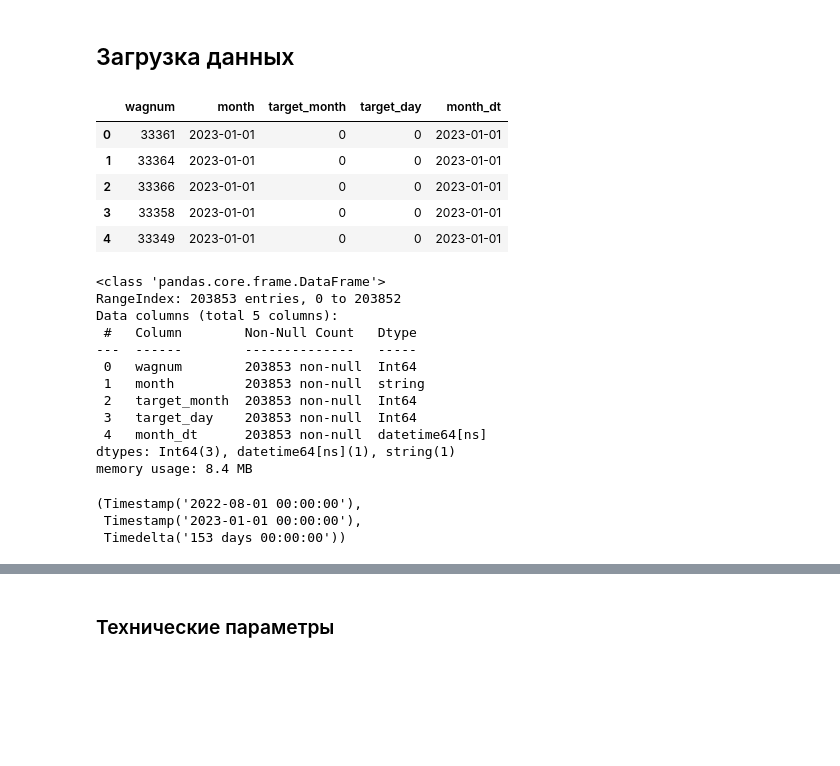
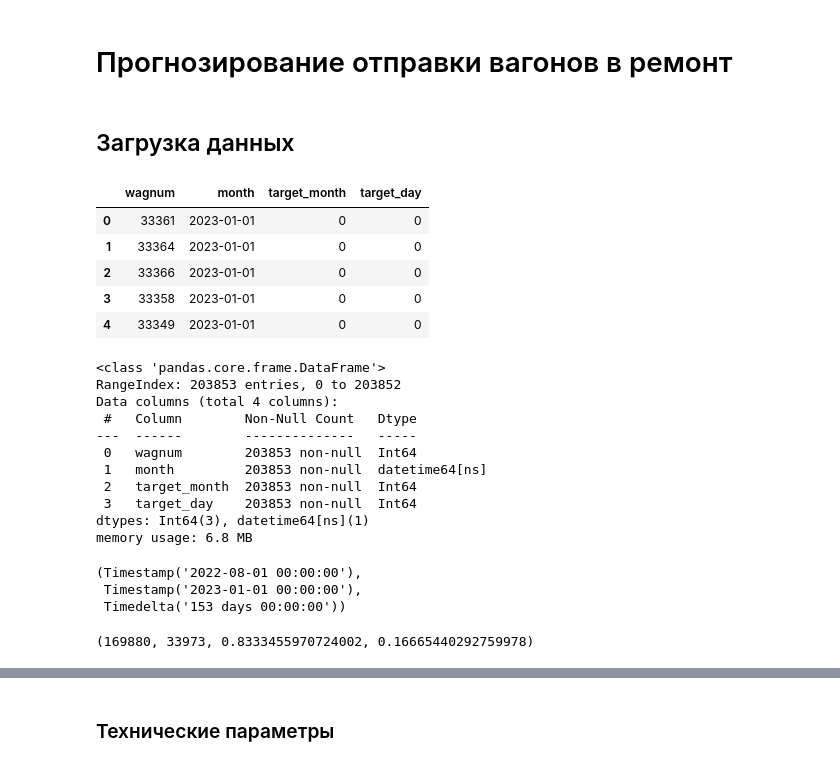
Before and after one commit to mxteen/datawagon_2023, a Jupyter notebook: notebooks/01_task2_EDA_modelling.ipynb, the cells around one changed output, grey strips where cells are left out. Saved outputs shown, nothing was run; the diff lists cells and outputs as text; code cells hidden in the pictures; blank space fills up the shorter version.

```diff
--- a/notebooks/01_task2_EDA.ipynb
+++ b/notebooks/01_task2_EDA_modelling.ipynb
@@ -3,3 +1,5 @@
+# %% [markdown]
+# Прогнозирование отправки вагонов в ремонт
 # %%
 import pandas as pd
 import numpy as np
@@ -16,29 +17,28 @@ path_train = r"../data/train_1"
 # %%
 # таргет по прогнозам выбытия вагонов в ПР на месяц и на 10 дней
 target = pd.read_csv(path_train +'/target/y_train.csv').convert_dtypes()
-target['month_dt'] = pd.to_datetime(target['month'])  # преобразование в datetime
+target['month'] = pd.to_datetime(target['month'])  # преобразование в datetime
 target.head()
 # %% [output]
-|  | wagnum | month | target_month | target_day | month_dt |
-| 0 | 33361 | 2023-01-01 | 0 | 0 | 2023-01-01 |
-| 1 | 33364 | 2023-01-01 | 0 | 0 | 2023-01-01 |
-| 2 | 33366 | 2023-01-01 | 0 | 0 | 2023-01-01 |
-| 3 | 33358 | 2023-01-01 | 0 | 0 | 2023-01-01 |
-| 4 | 33349 | 2023-01-01 | 0 | 0 | 2023-01-01 |
+|  | wagnum | month | target_month | target_day |
+| 0 | 33361 | 2023-01-01 | 0 | 0 |
+| 1 | 33364 | 2023-01-01 | 0 | 0 |
+| 2 | 33366 | 2023-01-01 | 0 | 0 |
+| 3 | 33358 | 2023-01-01 | 0 | 0 |
+| 4 | 33349 | 2023-01-01 | 0 | 0 |
 # %%
 target.info()
 # %% [output]
 <class 'pandas.core.frame.DataFrame'>
 RangeIndex: 203853 entries, 0 to 203852
-Data columns (total 5 columns):
+Data columns (total 4 columns):
  #   Column        Non-Null Count   Dtype
 ---  ------        --------------   -----
  0   wagnum        203853 non-null  Int64
- 1   month         203853 non-null  string
+ 1   month         203853 non-null  datetime64[ns]
  2   target_month  203853 non-null  Int64
  3   target_day    203853 non-null  Int64
- 4   month_dt      203853 non-null  datetime64[ns]
-dtypes: Int64(3), datetime64[ns](1), string(1)
-memory usage: 8.4 MB
+dtypes: Int64(3), datetime64[ns](1)
+memory usage: 6.8 MB
 # %%
 # какой временной промежуток
@@ -50 +55,6 @@ target['month_dt'].min(), target['month_dt'].max(), (target['month_dt'].max() -
+# %%
+# соотноешение train и test
+len(y_train), len(y_test), len(y_train) / len(target), len(y_test) / len(target)
+# %% [output]
+(169880, 33973, 0.8333455970724002, 0.16665440292759978)
 # %% [markdown]
```
Also changed, not shown: parts of 22 cells of this notebook.
